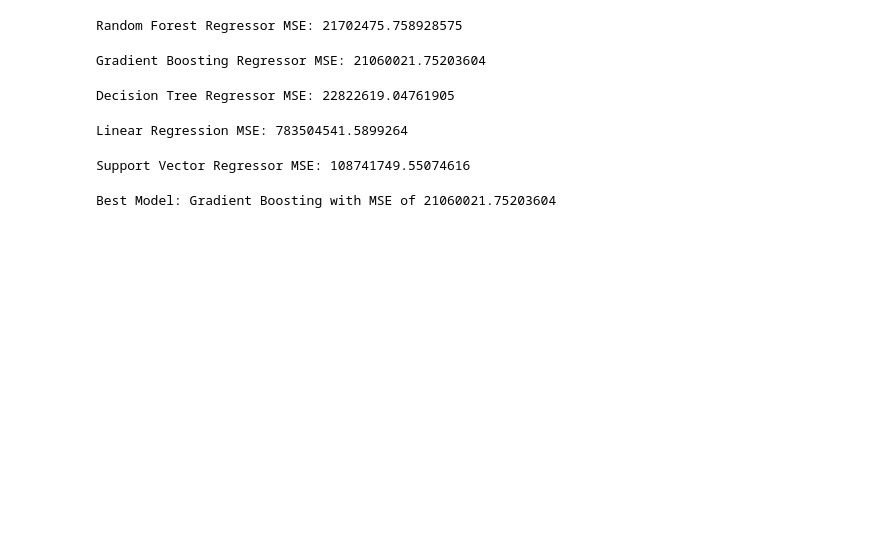
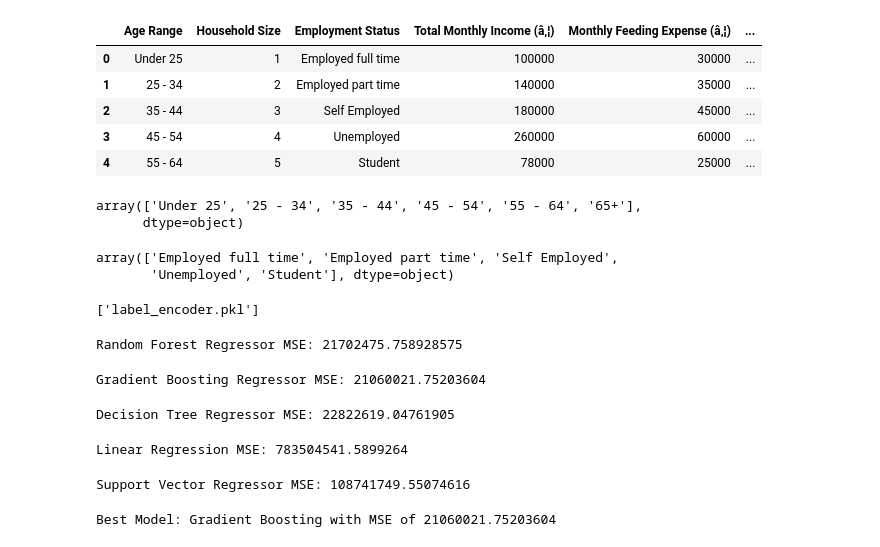
Before and after one commit to afomike/family_budgeting, a Jupyter notebook: family_budgeting.ipynb, the cells around one changed output. Saved outputs shown, nothing was run; the diff lists cells and outputs as text; code cells hidden in the pictures; blank space fills up the shorter version.

```diff
--- a/family_budgeting.ipynb
+++ b/family_budgeting.ipynb
@@ -11,0 +49,19 @@ import numpy as np
+# %%
+data.head()
+# %% [output]
+|  | Age Range | Household Size | Employment Status | Total Monthly Income (â‚¦) | Monthly Feeding Expense (â‚¦) | ... |
+| 0 | Under 25 | 1 | Employed full time | 100000 | 30000 | ... |
+| 1 | 25 - 34 | 2 | Employed part time | 140000 | 35000 | ... |
+| 2 | 35 - 44 | 3 | Self Employed | 180000 | 45000 | ... |
+| 3 | 45 - 54 | 4 | Unemployed | 260000 | 60000 | ... |
+| 4 | 55 - 64 | 5 | Student | 78000 | 25000 | ... |
+# %%
+data['Age Range'].unique()
+# %% [output]
+array(['Under 25', '25 - 34', '35 - 44', '45 - 54', '55 - 64', '65+'],
+      dtype=object)
+# %%
+data['Employment Status'].unique()
+# %% [output]
+array(['Employed full time', 'Employed part time', 'Self Employed',
+       'Unemployed', 'Student'], dtype=object)
@@ -12 +74,15 @@ import numpy as np
+# %%
+label_encode_features = ['Age Range', 'Employment Status']
+
+# Label encode these features
+label_encoders = {}
+for column in label_encode_features:
+    le = LabelEncoder()
+    data[column] = le.fit_transform(data[column])
+    label_encoders[column] = le
+
+# Save the encoders dictionary for use in the Flask app
+joblib.dump(label_encoders, 'label_encoder.pkl')
+# %% [output]
+['label_encoder.pkl']
 # %%
```
Also changed, not shown: parts of 5 cells of this notebook.
